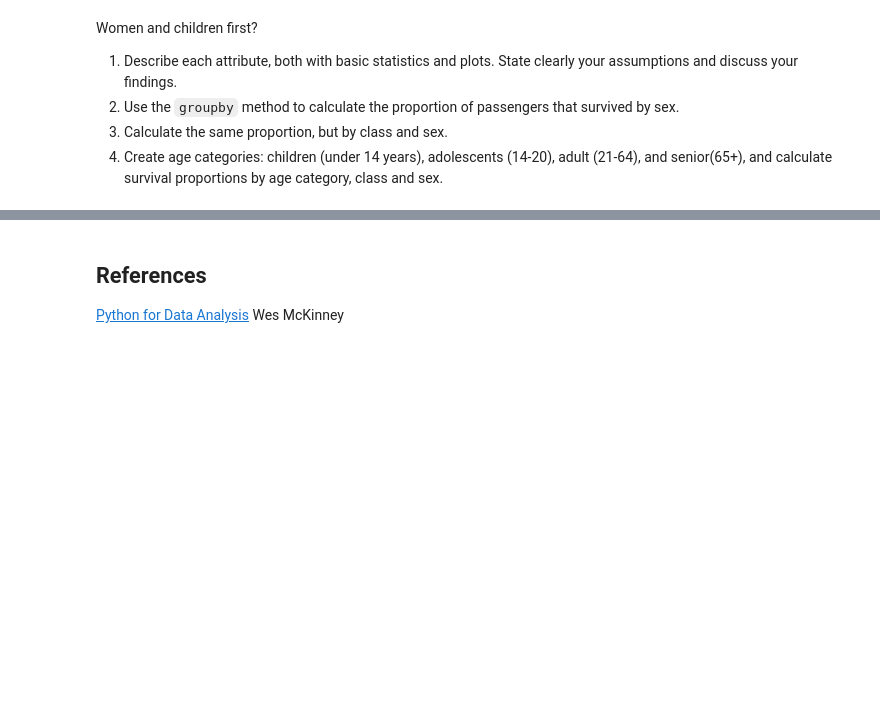
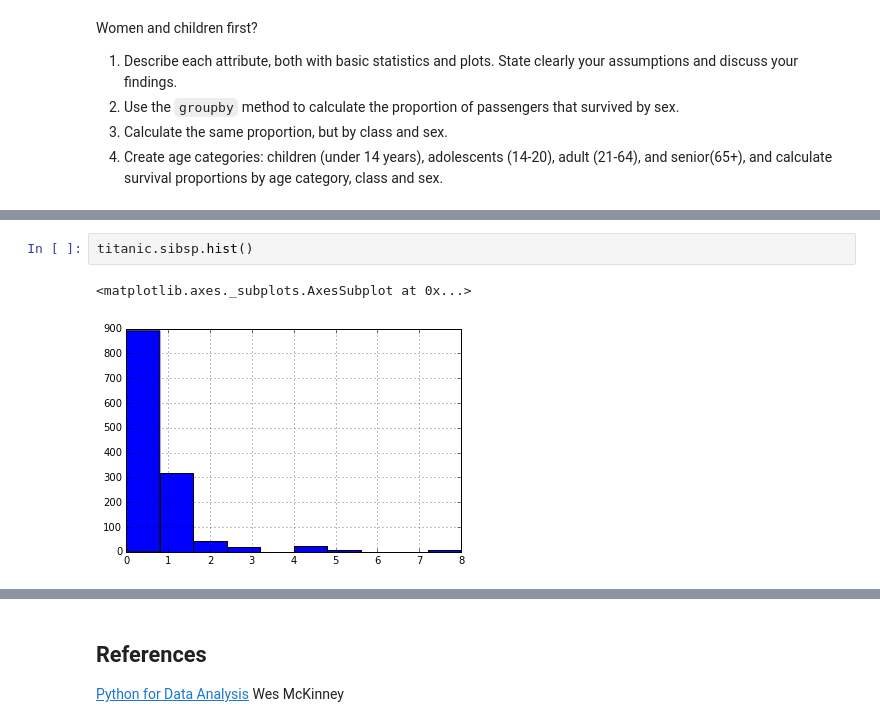
Before and after one commit to pradogusto/ADA_Homeworks, a Jupyter notebook: Labs/02 - Intro to Pandas/Data Wrangling with Pandas.ipynb, the cells around one changed output, grey strips where cells are left out. Saved outputs shown, nothing was run; the diff lists cells and outputs as text; blank space fills up the shorter version.

```diff
--- a/Labs/02 - Intro to Pandas/Data Wrangling with Pandas.ipynb
+++ b/Labs/02 - Intro to Pandas/Data Wrangling with Pandas.ipynb
@@ -1197,0 +1253,5 @@ Women and children first?
+# %%
+titanic.sibsp.hist()
+# %% [output]
+<matplotlib.axes._subplots.AxesSubplot at 0x...>
+[figure, added]
```
Also changed, not shown: parts of 28 cells of this notebook.
